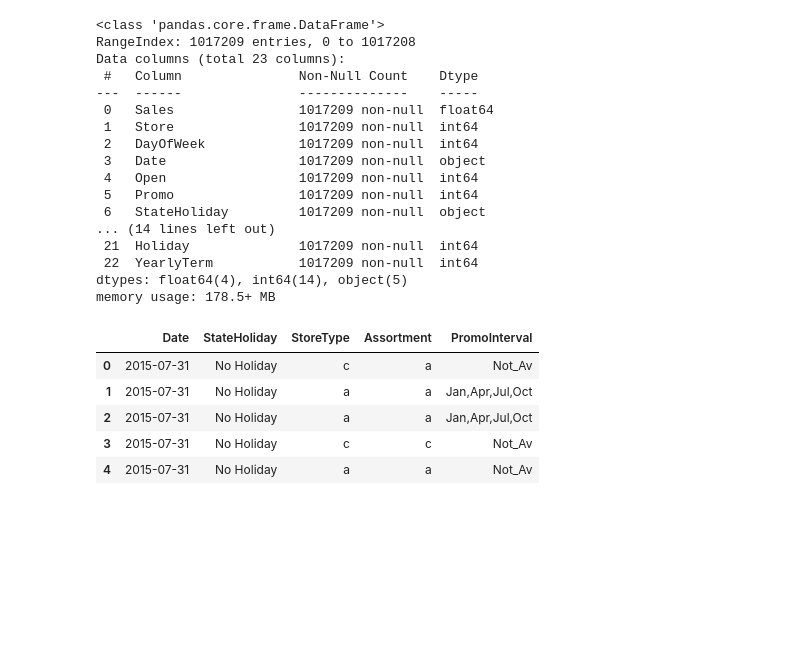
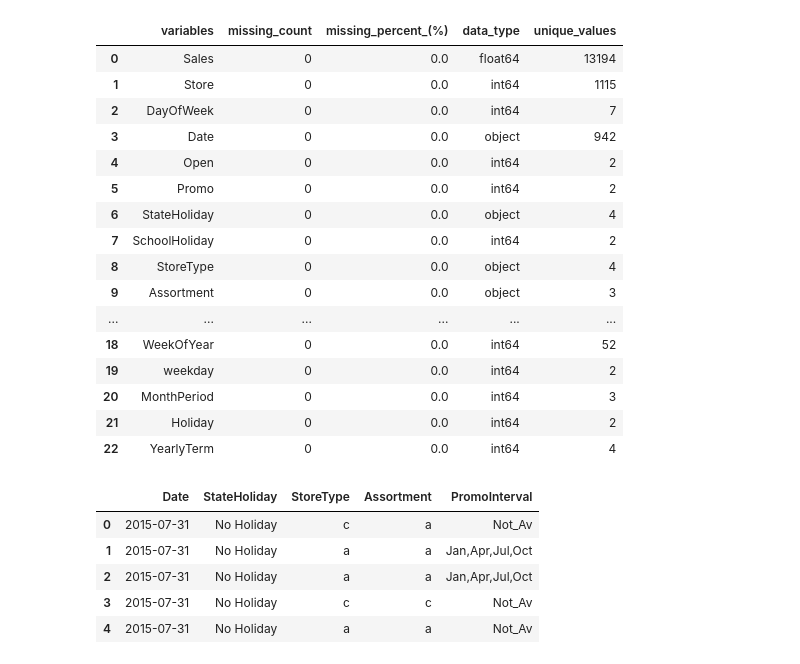
Before and after one commit to benbel376/time-series-data-sales-prediction, a Jupyter notebook: notebooks/machine_learning_modeling.ipynb, the cells around one changed output. Cells and saved outputs as stored; diff of their text form; code cells hidden in the pictures; blank space fills up the shorter version.

```diff
--- a/notebooks/machine_learning_modeling.ipynb
+++ b/notebooks/machine_learning_modeling.ipynb
@@ -45,28 +41,28 @@ train[["Sales", 'Month', 'PromoInterval', 'Assortment', 'StoreType','WeekOfYear'
 # %%
 # selecting out some features
 
-train_cl = train.drop(["Customers"], axis=1)
+train_cl = train.drop(["Customers"], axis=1) # we are taking customers feature out
 sales = train_cl.pop("Sales")
-train_cl.insert(0,"Sales", sales)
-train_cl.info()
+train_cl.insert(0,"Sales", sales)            # moving the target in the first position
+DV.summ_columns(train_cl)
 # %% [output]
-<class 'pandas.core.frame.DataFrame'>
-RangeIndex: 1017209 entries, 0 to 1017208
-Data columns (total 23 columns):
- #   Column               Non-Null Count    Dtype
----  ------               --------------    -----
- 0   Sales                1017209 non-null  float64
- 1   Store                1017209 non-null  int64
- 2   DayOfWeek            1017209 non-null  int64
- 3   Date                 1017209 non-null  object
- 4   Open                 1017209 non-null  int64
- 5   Promo                1017209 non-null  int64
- 6   StateHoliday         1017209 non-null  object
-... (14 lines left out)
- 21  Holiday              1017209 non-null  int64
- 22  YearlyTerm           1017209 non-null  int64
-dtypes: float64(4), int64(14), object(5)
-memory usage: 178.5+ MB
+|  | variables | missing_count | missing_percent_(%) | data_type | unique_values |
+| 0 | Sales | 0 | 0.0 | float64 | 13194 |
+| 1 | Store | 0 | 0.0 | int64 | 1115 |
+| 2 | DayOfWeek | 0 | 0.0 | int64 | 7 |
+| 3 | Date | 0 | 0.0 | object | 942 |
+| 4 | Open | 0 | 0.0 | int64 | 2 |
+| 5 | Promo | 0 | 0.0 | int64 | 2 |
+| 6 | StateHoliday | 0 | 0.0 | object | 4 |
+| 7 | SchoolHoliday | 0 | 0.0 | int64 | 2 |
+| 8 | StoreType | 0 | 0.0 | object | 4 |
+| 9 | Assortment | 0 | 0.0 | object | 3 |
+| ... | ... | ... | ... | ... | ... |
+| 18 | WeekOfYear | 0 | 0.0 | int64 | 52 |
+| 19 | weekday | 0 | 0.0 | int64 | 2 |
+| 20 | MonthPeriod | 0 | 0.0 | int64 | 3 |
+| 21 | Holiday | 0 | 0.0 | int64 | 2 |
+| 22 | YearlyTerm | 0 | 0.0 | int64 | 4 |
 # %%
 # separating numerical and categorical variables
 
```
Also changed, not shown: parts of 19 cells of this notebook, 16 other files.
